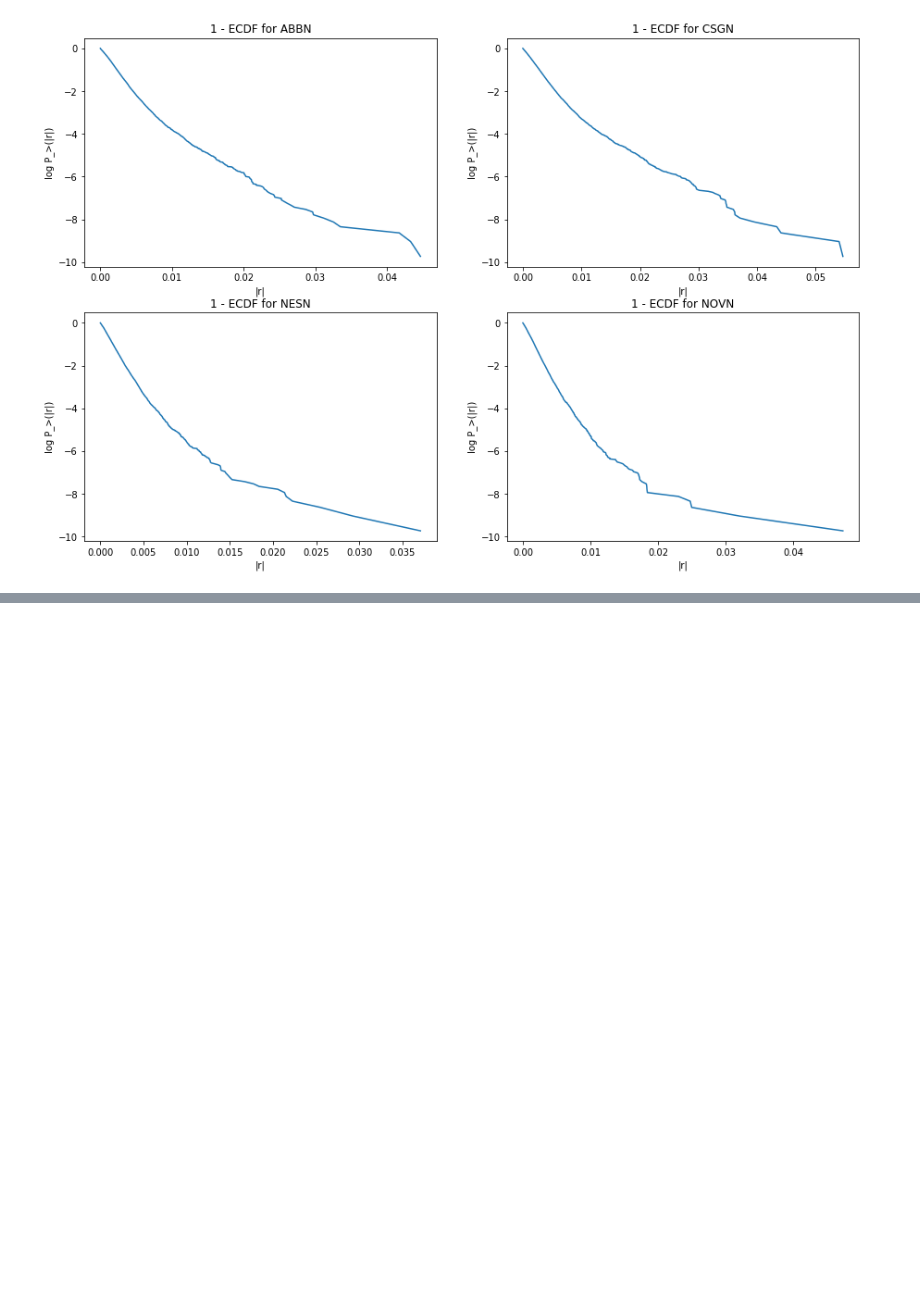
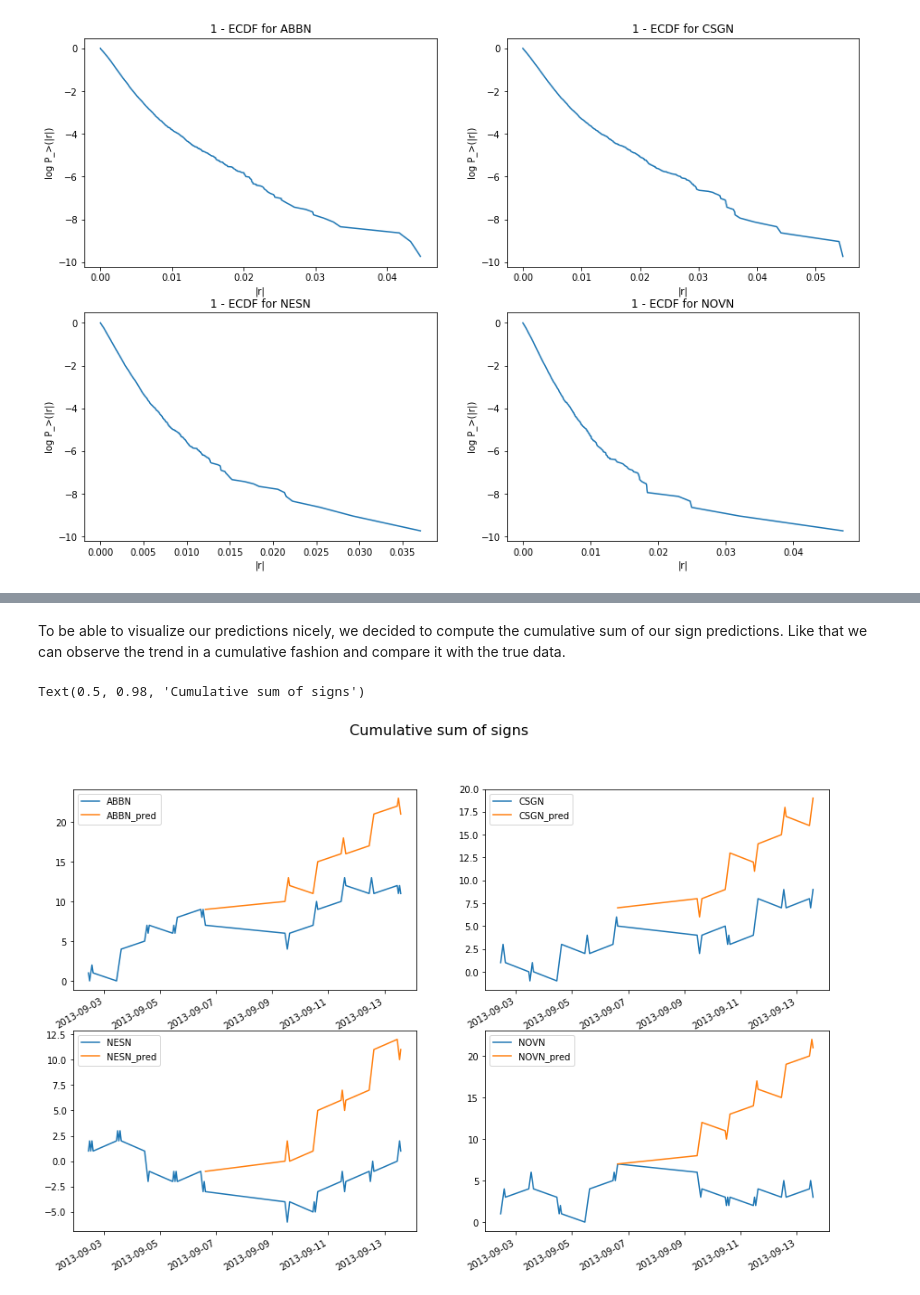
Before and after one commit to miallema/Fin-525, a Jupyter notebook: project.ipynb, the cells around one changed output, grey strips where cells are left out. Drawn from its saved outputs; the diff is of its cells as text; code cells hidden in the pictures; blank space fills up the shorter version.

```diff
--- a/project.ipynb
+++ b/project.ipynb
@@ -412,0 +290,42 @@ Name: ABBN, dtype: float64
+# %%
+num_values_to_predict = 25
+test_window = df_sign.loc[end_date_train:].iloc[:window_size-1+num_values_to_predict]
+# %%
+def predict_stock(test_window, model, stock_name, window_size, num_values_to_predict):
+    input_test = test_window[stock_name].iloc[:window_size-1].values
+    input_test = torch.Tensor(input_test).reshape(1,-1,1)
+
+    predictions = []
+    for i in range(num_values_to_predict):
+        hidden = model.init_hidden(1)
+        pred = model(input_test, hidden)[0][0].detach().cpu().numpy()
+        pred_sign = np.sign(pred)
+        predictions.append(int(pred_sign))
+        input_test = torch.cat([input_test, torch.Tensor([pred_sign]).reshape(1,1,1).float()], dim=1)[:,1:,:]
+    predictions = np.array(predictions)
+
+    pred_indices = test_window.index[window_size-1:]
+    return pd.Series(predictions, index=pred_indices).rename(stock_name + '_pred')
+# %%
+preds = []
+for stock_name in ['ABBN', 'CSGN', 'NESN', 'NOVN']:
+    preds.append(predict_stock(test_window, model, stock_name, 25, 25))
+preds = pd.DataFrame(preds).transpose()
+# %% [markdown]
+To be able to visualize our predictions nicely, we decided to compute the cumulative sum of our sign predictions.
+Like that we can observe the trend in a cumulative fashion and compare it with the true data.
+# %%
+test_cumsum = test_window.join(preds).cumsum()
+last_values = test_cumsum.iloc[window_size-2]
+for stock_name in ['ABBN', 'CSGN', 'NESN', 'NOVN']:
+    test_cumsum[stock_name + '_pred'] = test_cumsum[stock_name + '_pred'] + last_values[stock_name]
+# %%
+fig, ax = plt.subplots(nrows=2, ncols=2, figsize=(15,10))
+test_cumsum[['ABBN', 'ABBN_pred']].plot(ax=ax[0,0])
+test_cumsum[['CSGN', 'CSGN_pred']].plot(ax=ax[0,1])
+test_cumsum[['NESN', 'NESN_pred']].plot(ax=ax[1,0])
+test_cumsum[['NOVN', 'NOVN_pred']].plot(ax=ax[1,1])
+fig.suptitle('Cumulative sum of signs', fontsize=16)
+# %% [output]
+Text(0.5, 0.98, 'Cumulative sum of signs')
+[figure, added]
```
Also changed, not shown: parts of 66 cells of this notebook, 22 other files.
